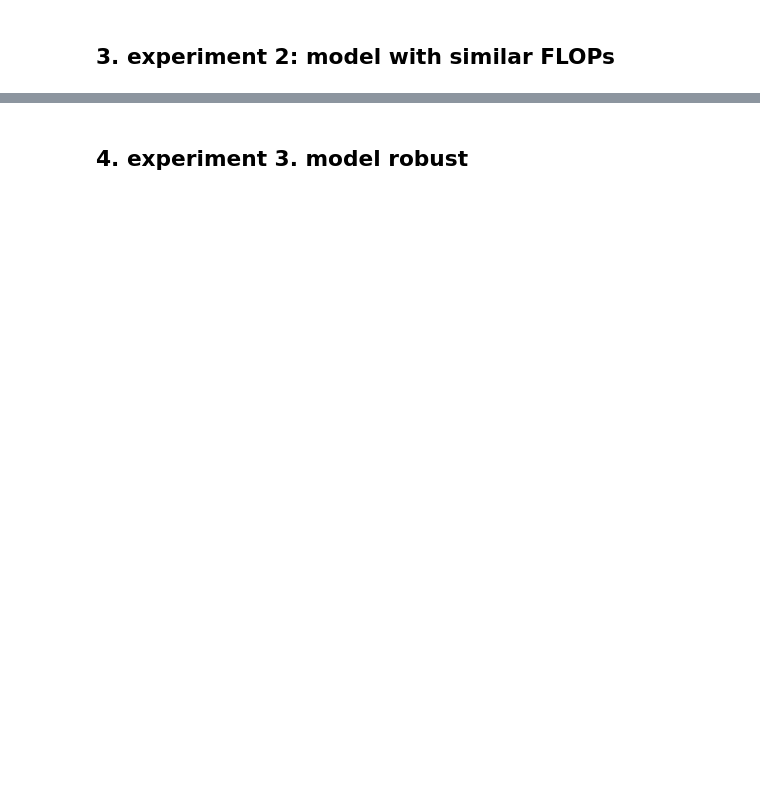
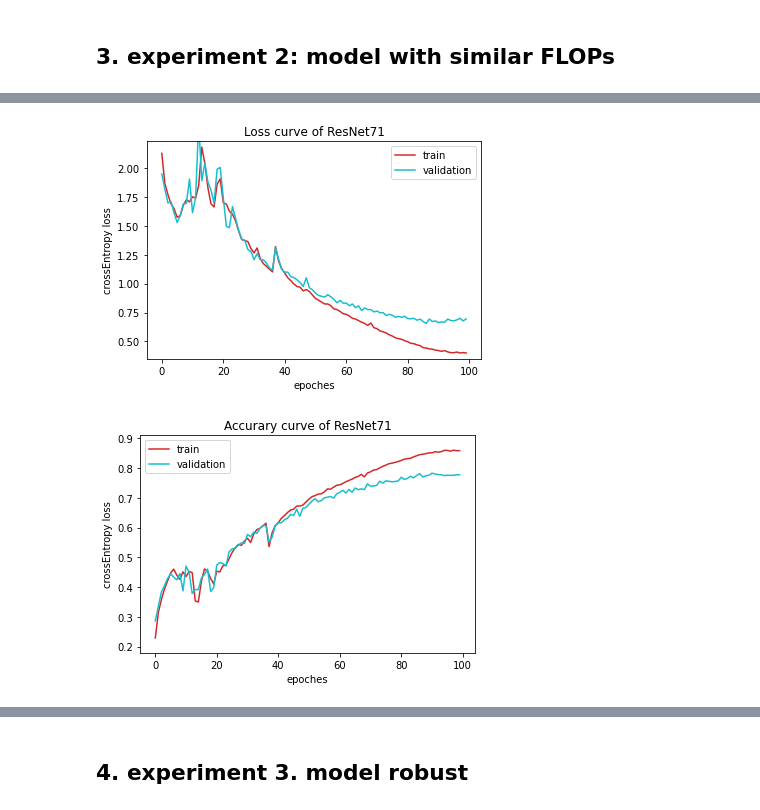
Before and after one commit to milanmarks/cv_final, a Jupyter notebook: cv_final.ipynb, the cells around one changed output, grey strips where cells are left out. Cells and saved outputs as stored; diff of their text form; code cells hidden in the pictures; blank space fills up the shorter version.

```diff
--- a/cv_final.ipynb
+++ b/cv_final.ipynb
@@ -1039,9 +1046,15 @@ def ResNet71(input_channels, classes):
         ResNetLarge Object
     '''
     return ResNetLarge([4, 6, 7, 6], input_channels, classes)
+# %%
+resnet71=ResNet71(3,10).to(device)
 # %%
 resnet71_loss_record = {'train': [], 'validation': []}
 resnet71_acc_record = {'train': [], 'validation': []}
+# %%
+lr=3e-3
+epochs=100
 # %%
 resnet71_opt = torch.optim.Adam(resnet71.parameters(), lr=lr)
 resnet71_epochs=epochs
+scheduler = torch.optim.lr_scheduler.OneCycleLR(resnet71_opt, max_lr=lr, steps_per_epoch=len(train_loader), epochs=epochs)
@@ -1048,2 +1115,2 @@ resnet71_epochs=epochs
 # %%
-train(resnet71_epochs, resnet71, train_loader, valid_loader, resnet71_loss_record, resnet71_acc_record, criterion, resnet71_opt)
+train(epochs, resnet71, train_loader, valid_loader, resnet71_loss_record, resnet71_acc_record, criterion, resnet71_opt,scheduler)
@@ -1052 +1139,7 @@ test(resnet71, 'ResNet71',test_loader)
+# %%
+plot_loss_curve(resnet71_loss_record, title='ResNet71')
+plot_acc_curve(resnet71_acc_record, title='ResNet71')
+# %% [output]
+[figure, added]
+[figure, added]
 # %%
```
Also changed, not shown: parts of 23 cells of this notebook.
